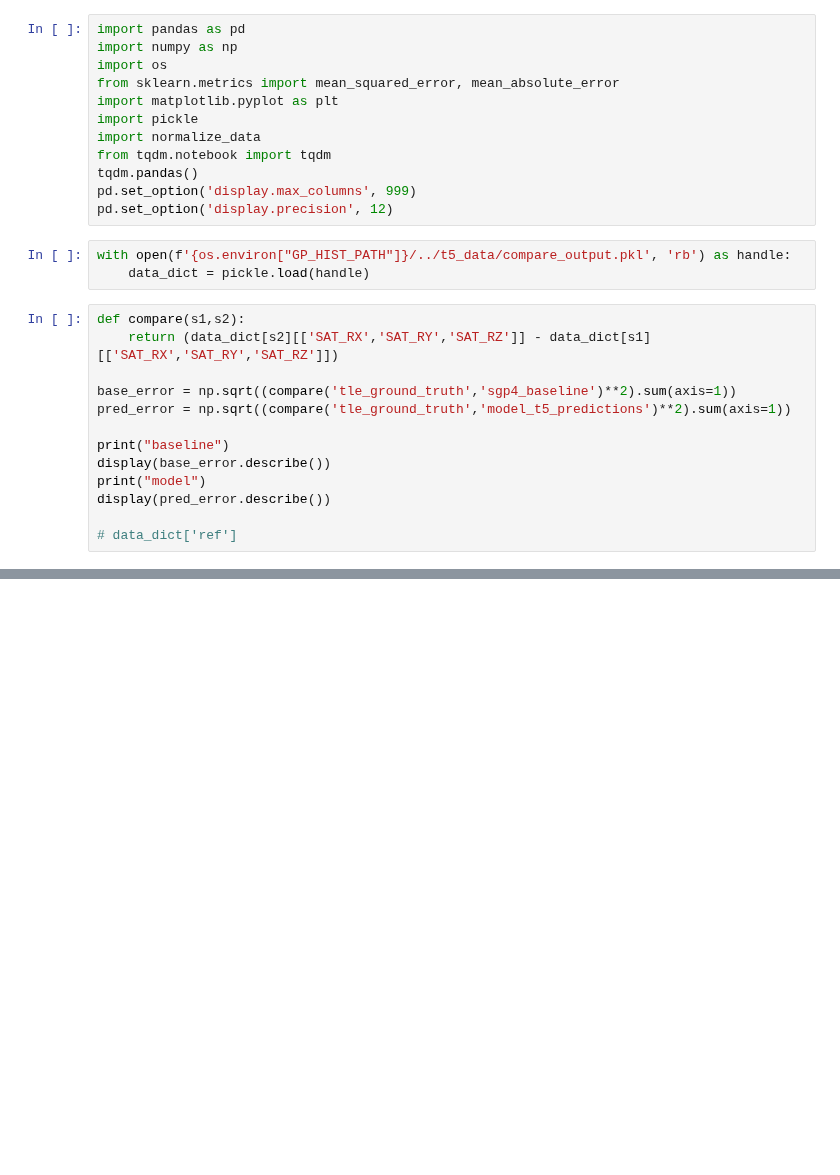
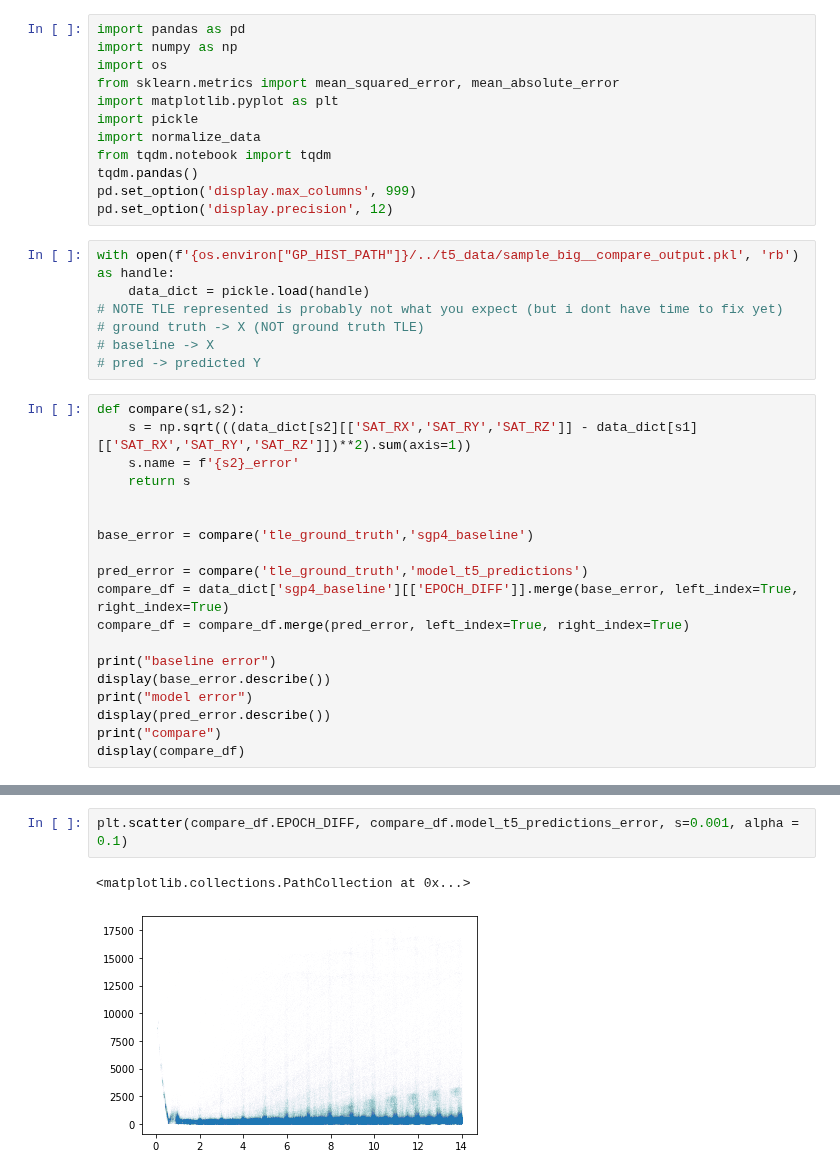
Before and after one commit to cm-tle-pred/tle-prediction, a Jupyter notebook: models/model_t5/explore_errors.ipynb, the cells around one changed output, grey strips where cells are left out. Cells and saved outputs as stored; diff of their text form; blank space fills up the shorter version.

```diff
--- a/models/model_t5/explore_errors.ipynb
+++ b/models/model_t5/explore_errors.ipynb
@@ -11,19 +11,29 @@ tqdm.pandas()
 pd.set_option('display.max_columns', 999)
 pd.set_option('display.precision', 12)
 # %%
-with open(f'{os.environ["GP_HIST_PATH"]}/../t5_data/compare_output.pkl', 'rb') as handle:
+with open(f'{os.environ["GP_HIST_PATH"]}/../t5_data/sample_big__compare_output.pkl', 'rb') as handle:
     data_dict = pickle.load(handle)
+# NOTE TLE represented is probably not what you expect (but i dont have time to fix yet)
+# ground truth -> X (NOT ground truth TLE)
+# baseline -> X
+# pred -> predicted Y
 # %%
 def compare(s1,s2):
-    return (data_dict[s2][['SAT_RX','SAT_RY','SAT_RZ']] - data_dict[s1][['SAT_RX','SAT_RY','SAT_RZ']])
+    s = np.sqrt(((data_dict[s2][['SAT_RX','SAT_RY','SAT_RZ']] - data_dict[s1][['SAT_RX','SAT_RY','SAT_RZ']])**2).sum(axis=1))
+    s.name = f'{s2}_error'
+    return s
 
-base_error = np.sqrt((compare('tle_ground_truth','sgp4_baseline')**2).sum(axis=1))
-pred_error = np.sqrt((compare('tle_ground_truth','model_t5_predictions')**2).sum(axis=1))
 
-print("baseline")
+base_error = compare('tle_ground_truth','sgp4_baseline')
+
+pred_error = compare('tle_ground_truth','model_t5_predictions')
+compare_df = data_dict['sgp4_baseline'][['EPOCH_DIFF']].merge(base_error, left_index=True, right_index=True)
+compare_df = compare_df.merge(pred_error, left_index=True, right_index=True)
+
+print("baseline error")
 display(base_error.describe())
-print("model")
+print("model error")
 display(pred_error.describe())
-
-# data_dict['ref']
+print("compare")
+display(compare_df)
 # %% [output]
@@ -49,0 +74,5 @@ dtype: float64
+# %%
+plt.scatter(compare_df.EPOCH_DIFF, compare_df.model_t5_predictions_error, s=0.001, alpha = 0.1)
+# %% [output]
+<matplotlib.collections.PathCollection at 0x...>
+[figure, added]
```
Also changed, not shown: parts of 3 cells of this notebook, 2 other files.
